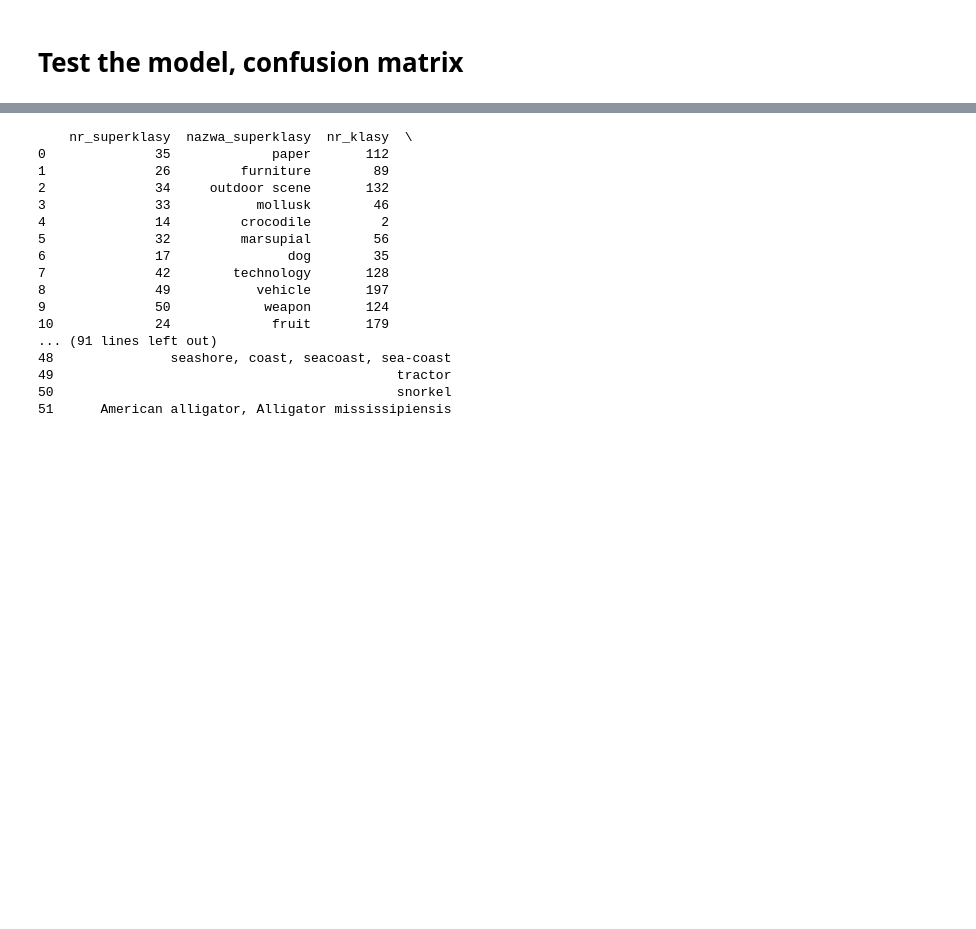
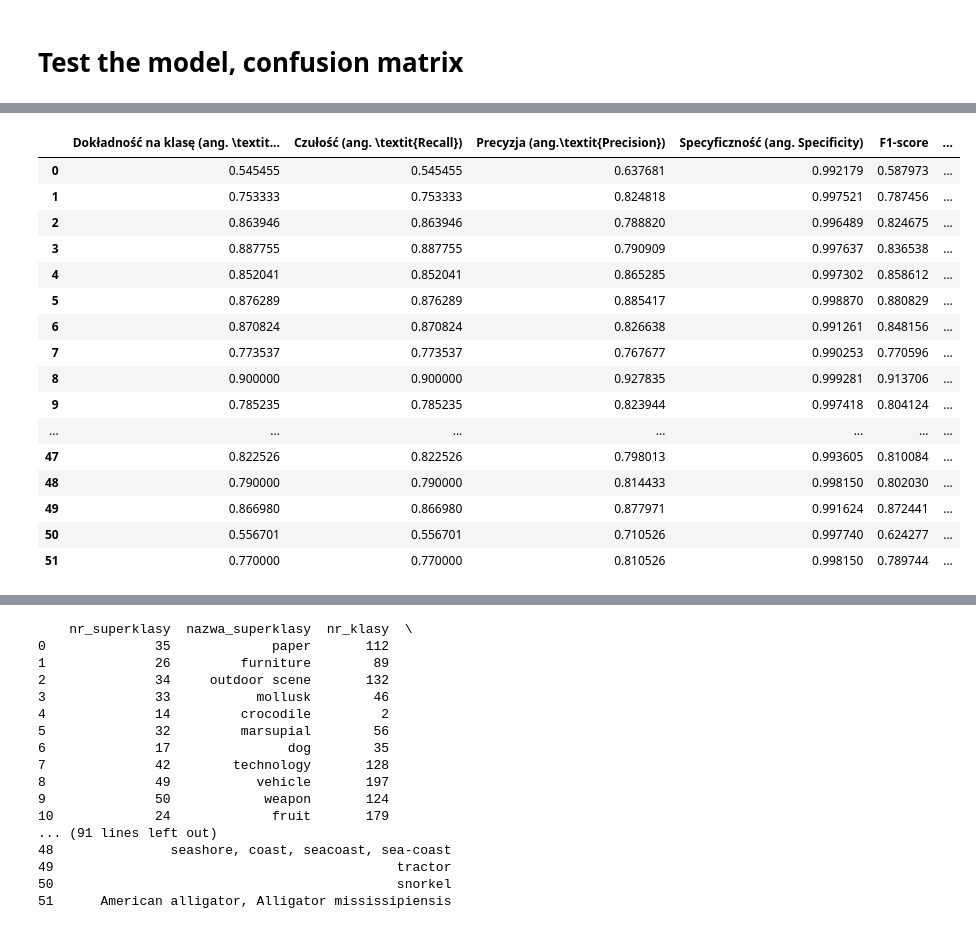
Before and after one commit to Patrycja-8/Master-thesis-notebooks, a Jupyter notebook: ResNet-18_Tiny_ImageNet.ipynb, the cells around one changed output, grey strips where cells are left out. Drawn from its saved outputs; the diff is of its cells as text; code cells hidden in the pictures; blank space fills up the shorter version.

```diff
--- a/ResNet-18_Tiny_ImageNet.ipynb
+++ b/ResNet-18_Tiny_ImageNet.ipynb
@@ -1155,3 +1155,8 @@ pred_class_names  = [classes_indexing_inverted[label] for label in all_preds]
 # %%
 true_superclasses = [filt_class_map[label] for label in true_class_names ]
 pred_superclasses = [filt_class_map[label] for label in pred_class_names ]
+# %%
+true_superclasses=[coarse_classes_indexing[label] for label in true_superclasses]
+pred_superclasses=[coarse_classes_indexing[label] for label in pred_superclasses]
+# %%
+df=metrics_class(true_superclasses,pred_superclasses,make_df=True)
@@ -1157,0 +1169,20 @@ pred_superclasses = [filt_class_map[label] for label in pred_class_names ]
+# %%
+df
+# %% [output]
+|  | Dokładność na klasę (ang. \textit... | Czułość (ang. \textit{Recall}) | Precyzja (ang.\textit{Precision}) | Specyficzność (ang. Specificity) | F1-score | ... |
+| 0 | 0.545455 | 0.545455 | 0.637681 | 0.992179 | 0.587973 | ... |
+| 1 | 0.753333 | 0.753333 | 0.824818 | 0.997521 | 0.787456 | ... |
+| 2 | 0.863946 | 0.863946 | 0.788820 | 0.996489 | 0.824675 | ... |
+| 3 | 0.887755 | 0.887755 | 0.790909 | 0.997637 | 0.836538 | ... |
+| 4 | 0.852041 | 0.852041 | 0.865285 | 0.997302 | 0.858612 | ... |
+| 5 | 0.876289 | 0.876289 | 0.885417 | 0.998870 | 0.880829 | ... |
+| 6 | 0.870824 | 0.870824 | 0.826638 | 0.991261 | 0.848156 | ... |
+| 7 | 0.773537 | 0.773537 | 0.767677 | 0.990253 | 0.770596 | ... |
+| 8 | 0.900000 | 0.900000 | 0.927835 | 0.999281 | 0.913706 | ... |
+| 9 | 0.785235 | 0.785235 | 0.823944 | 0.997418 | 0.804124 | ... |
+| ... | ... | ... | ... | ... | ... | ... |
+| 47 | 0.822526 | 0.822526 | 0.798013 | 0.993605 | 0.810084 | ... |
+| 48 | 0.790000 | 0.790000 | 0.814433 | 0.998150 | 0.802030 | ... |
+| 49 | 0.866980 | 0.866980 | 0.877971 | 0.991624 | 0.872441 | ... |
+| 50 | 0.556701 | 0.556701 | 0.710526 | 0.997740 | 0.624277 | ... |
+| 51 | 0.770000 | 0.770000 | 0.810526 | 0.998150 | 0.789744 | ... |
```
Also changed, not shown: parts of 6 cells of this notebook.
